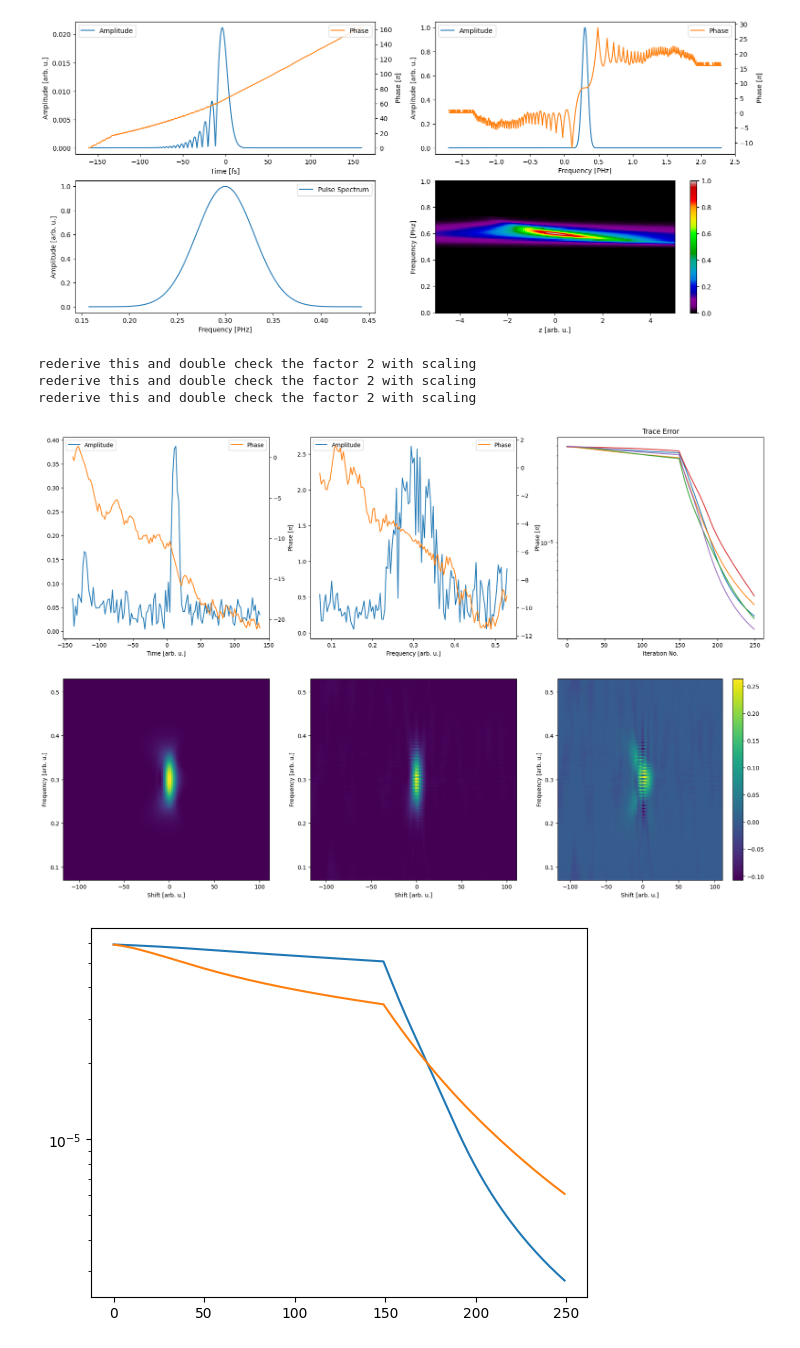
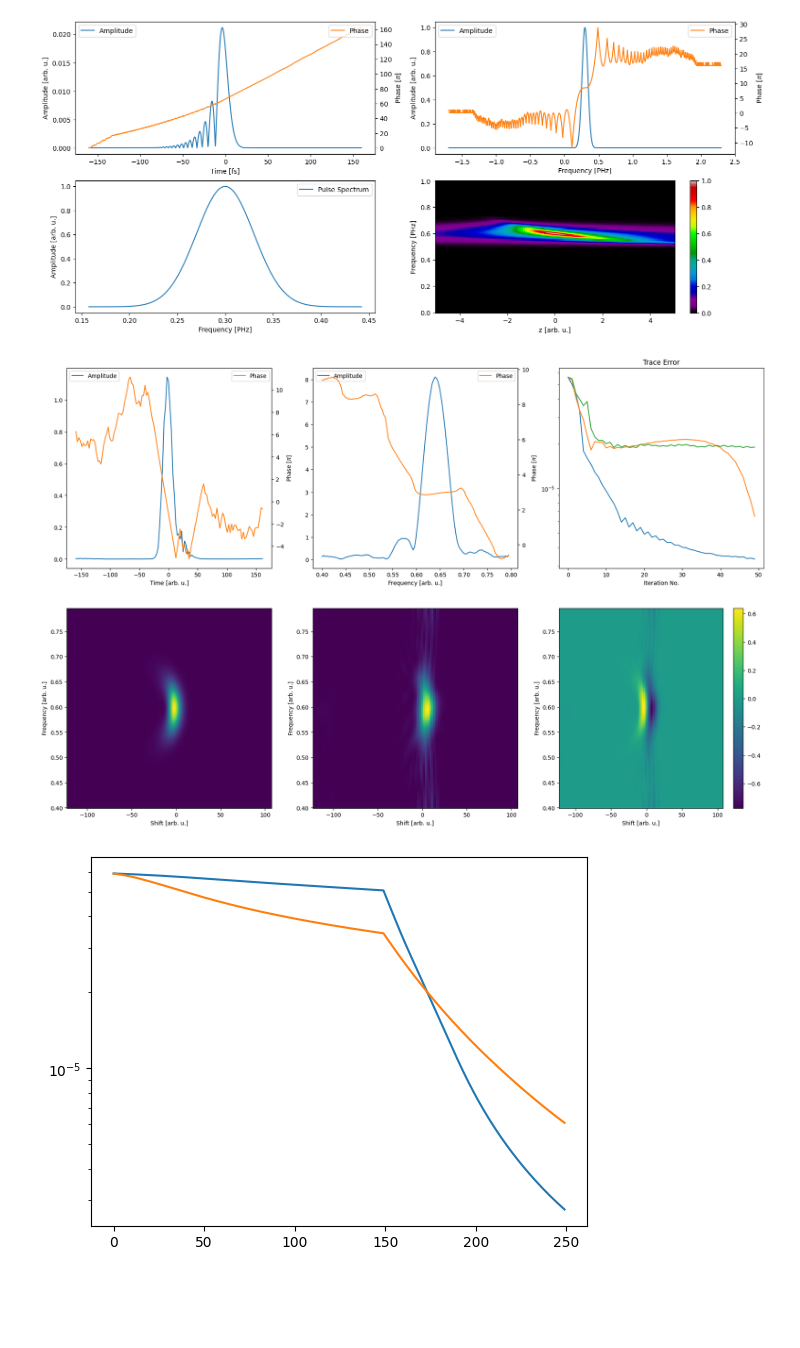
Before and after one commit to matillda123/Pulse-Retrieval-with-JAX, a Jupyter notebook: _usage_example.ipynb, the cells around one changed output. Drawn from its saved outputs; the diff is of its cells as text; code cells hidden in the pictures; blank space fills up the shorter version.

```diff
--- a/_usage_example.ipynb
+++ b/_usage_example.ipynb
@@ -39,6 +39,6 @@ input_pulses_gate=pulse_maker.input_pulses
 # %%
-time, frequency, trace, spectra=pulse_maker.generate_frog_trace_and_spectrum(time_inp, frequency_inp, pulse_t_inp, pulse_f_inp, nonlinear_method="pg",
-                                                                                                  scale_time_range=5, N=128, xfrog=False,
+time, frequency, trace, spectra=pulse_maker.generate_frog_trace_and_spectrum(time_inp, frequency_inp, pulse_t_inp, pulse_f_inp, nonlinear_method="sd",
+                                                                                                  scale_time_range=5, N=128, xfrog=True,
                                                                                                   gate=(frequency_gate, pulse_f_gate),
                                                                                                   interpolate_fft_conform=False, cut_off_val=1e-2,
                                                                                                   ifrog=False)#, frequency_range=(0,1))
@@ -111,48 +111,45 @@ from classic_algorithms_frog import Vanilla, LSGPA, GeneralizedProjection, TimeD
 
 
 
 
-# tdp = TimeDomainPtychography(time, frequency, trace, "pg", "ePIE", xfrog="doubleblind")
-# population = tdp.create_initial_population(population_size=3, guess_type="random")
+tdp = TimeDomainPtychography(time, frequency, trace, "sd", "ePIE", xfrog="doubleblind")
+population = tdp.create_initial_population(population_size=3, guess_type="random")
 
-# tdp.alpha = 0.1
-# tdp.local_gamma = 0.1
-# tdp.global_gamma = 0.1
+tdp.alpha = 0.1
+tdp.local_gamma = 0.1
+tdp.global_gamma = 1
 
-# tdp.lbfgs_memory = 15
-# tdp.conjugate_gradients = False#"fletcher_reeves"
+tdp.lbfgs_memory = 15
+tdp.conjugate_gradients = False#"fletcher_reeves"
 
-# tdp.global_hessian = False #"diagonal" #"lbfgs"
-# tdp.use_linesearch = False #"wolfe"
+tdp.global_hessian = False#"full" #"lbfgs"
+tdp.use_linesearch = "backtracking" #"wolfe"
 
-# final_result = tdp.run(population, 15, 15)
-# tdp.plot_results(final_result)
+final_result = tdp.run(population, 0, 50)
+tdp.plot_results(final_result)
 
 
 
 
 
 # copra = COPRA(time, frequency, trace, "pg", ifrog=False)#, xfrog="doubleblind")
 # population = copra.create_initial_population(population_size=5, guess_type="random")
 
 # # copra.use_linesearch = False #"wolfe"
 
 # # copra.local_gamma=1
 # # copra.global_gamma=0.5
 # # copra.local_adaptive_scaling = "original"
 # # copra.global_adaptive_scaling = "original"
 # # copra.xi=1e-12
 
 # # copra.local_hessian=False
 # # copra.global_hessian=False#"full"
 
 # final_result = copra.run(population, 150, 100)
 # copra.plot_results(final_result)
 # %% [output]
-rederive this and double check the factor 2 with scaling
-rederive this and double check the factor 2 with scaling
-rederive this and double check the factor 2 with scaling
-[figure, old version]
+[figure, new version]
 # %%
 error_linear=jnp.copy(final_result.error_arr)
 # %%
```
Also changed, not shown: parts of 3 cells of this notebook, 3 other files.
